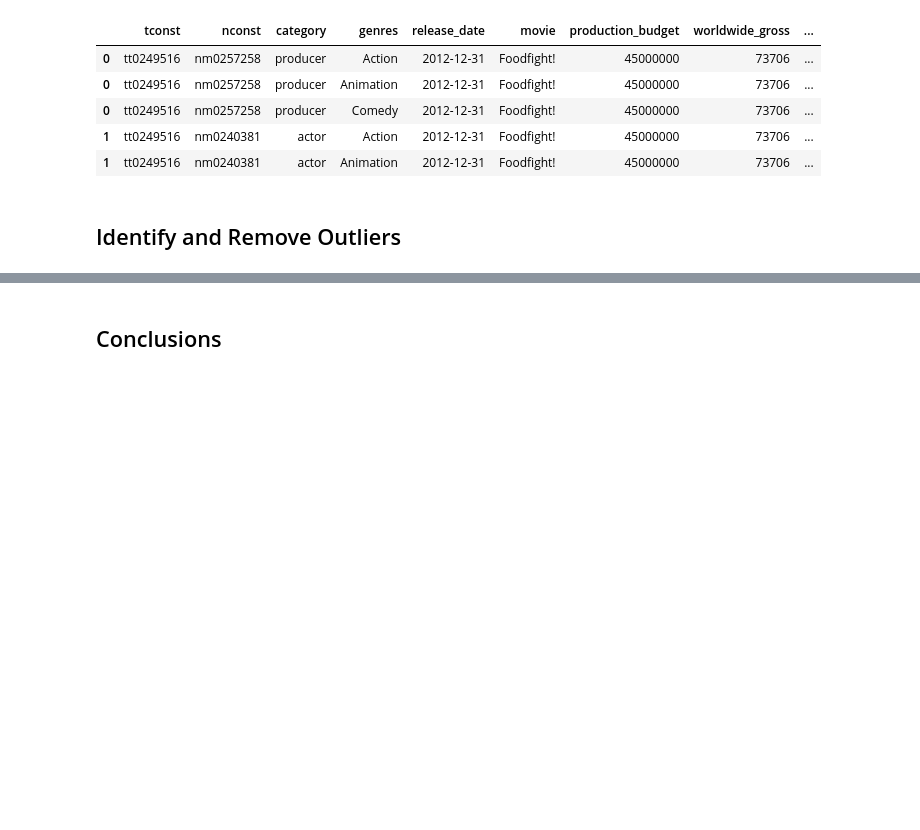
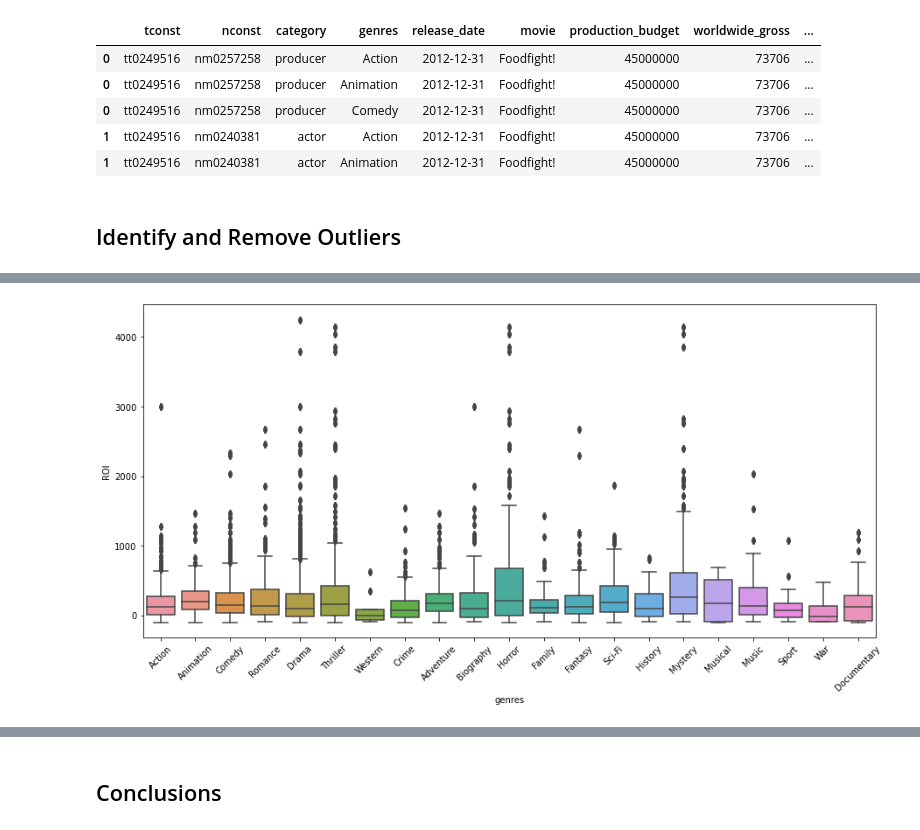
Before and after one commit to jennifernha/Microsoft-Movie-Analysis, a Jupyter notebook: Microsoft Movie Analysis.ipynb, the cells around one changed output, grey strips where cells are left out. Saved outputs shown, nothing was run; the diff lists cells and outputs as text; code cells hidden in the pictures; blank space fills up the shorter version.

```diff
--- a/Microsoft Movie Analysis.ipynb
+++ b/Microsoft Movie Analysis.ipynb
@@ -470,0 +539,18 @@ ax.set_title('Production Budget vs. ROI');
+# %%
+#define a function to visualize box plots with outliers
+def box_plot(df, x ='genres', y = 'ROI'):
+
+    #create the plot
+    f, ax = plt.subplots(figsize = (15,7))
+
+    #Generate a box plot
+    sns.boxplot(data = df,
+           x = 'genres',
+           y= 'ROI',
+           showfliers = True)
+
+    plt.xticks(rotation = 45)
+# %%
+box_plot(df)
+# %% [output]
+[figure, added]
```
Also changed, not shown: parts of 54 cells of this notebook.
